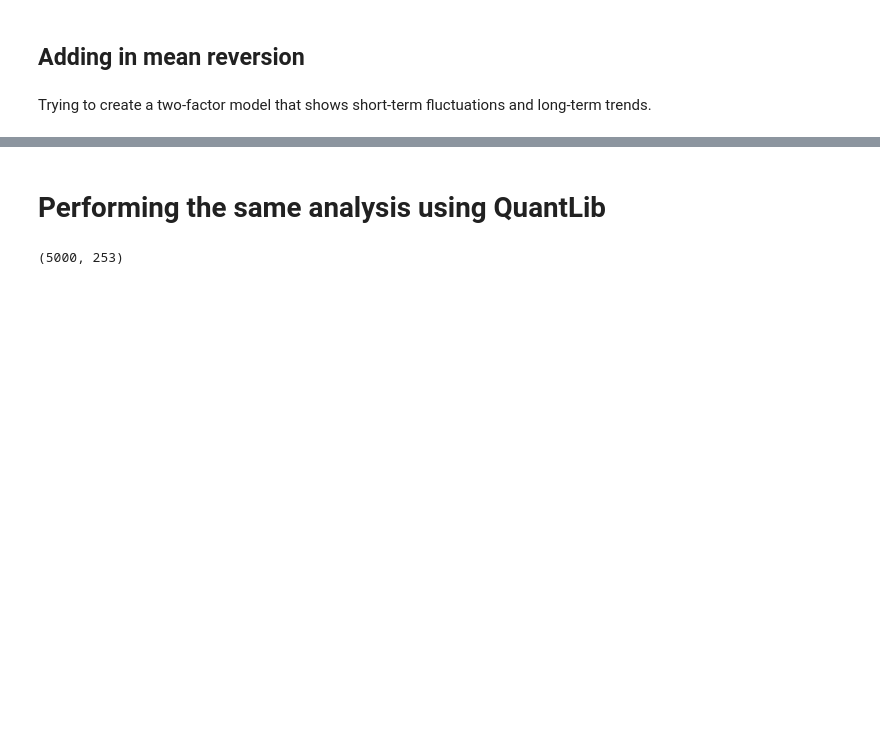
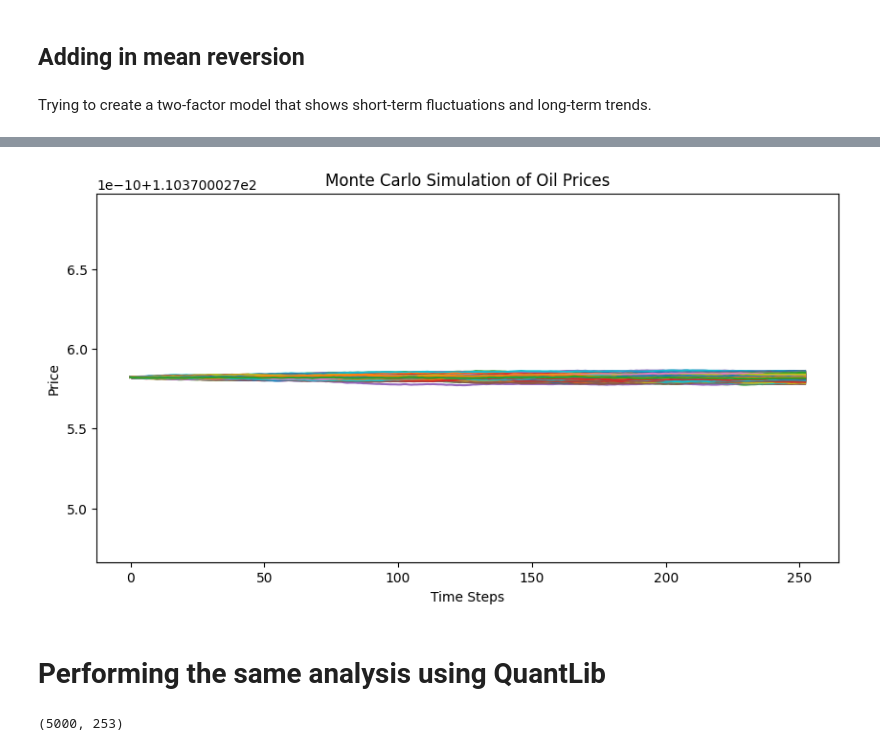
Before and after one commit to maxthebigcoda/Commodity-Modelling-Monte-Carlo-, a Jupyter notebook: Monte_Carlo.ipynb, the cells around one changed output, grey strips where cells are left out. Cells and saved outputs as stored; diff of their text form; code cells hidden in the pictures; blank space fills up the shorter version.

Commit message:
adding mean reversion to brownian motion model

```diff
--- a/Monte_Carlo.ipynb
+++ b/Monte_Carlo.ipynb
@@ -197,0 +238,4 @@ def two_factor_model(S0, kappa, alpha, sigma_X,sigma_Y, mu, rho = 0, T = 1,steps
+# %%
+log_returns = np.log(oil_prices/oil_prices).dropna()
+mu = log_returns.mean() * 252
+paths = two_factor_model(oil_prices[-1], 1.0,0, mu)
@@ -198,3 +261,17 @@ def two_factor_model(S0, kappa, alpha, sigma_X,sigma_Y, mu, rho = 0, T = 1,steps
+# %%
+plt.figure(figsize=(10,5))
+for i in range(len(paths)):
+    # plt.figure(figsize=(10,5))
+    plt.plot(paths[:,i])
+    plt.title("Monte Carlo Simulation of Oil Prices")
+    plt.xlabel("Time Steps")
+    plt.ylabel("Price")
+    # plt.ylim(5.5e-9+1.103700027e2,6e-9+1.103700027e2)
+plt.show()
+
+# 10+1.103700027e2
+# %% [output]
+[figure, added]
 # %% [markdown]
 # Performing the same analysis using QuantLib
 # %%
```
Also changed, not shown: parts of 8 cells of this notebook.
